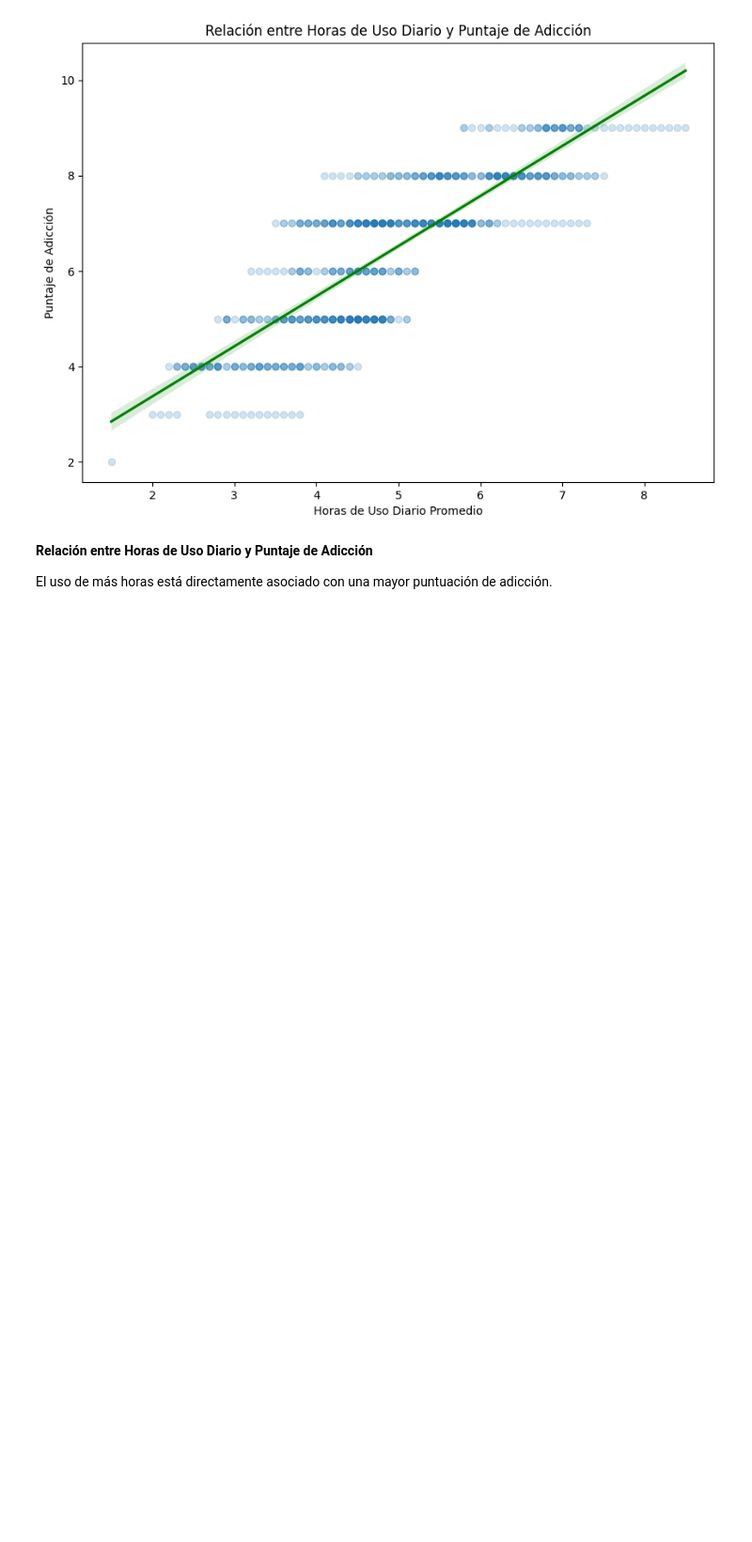
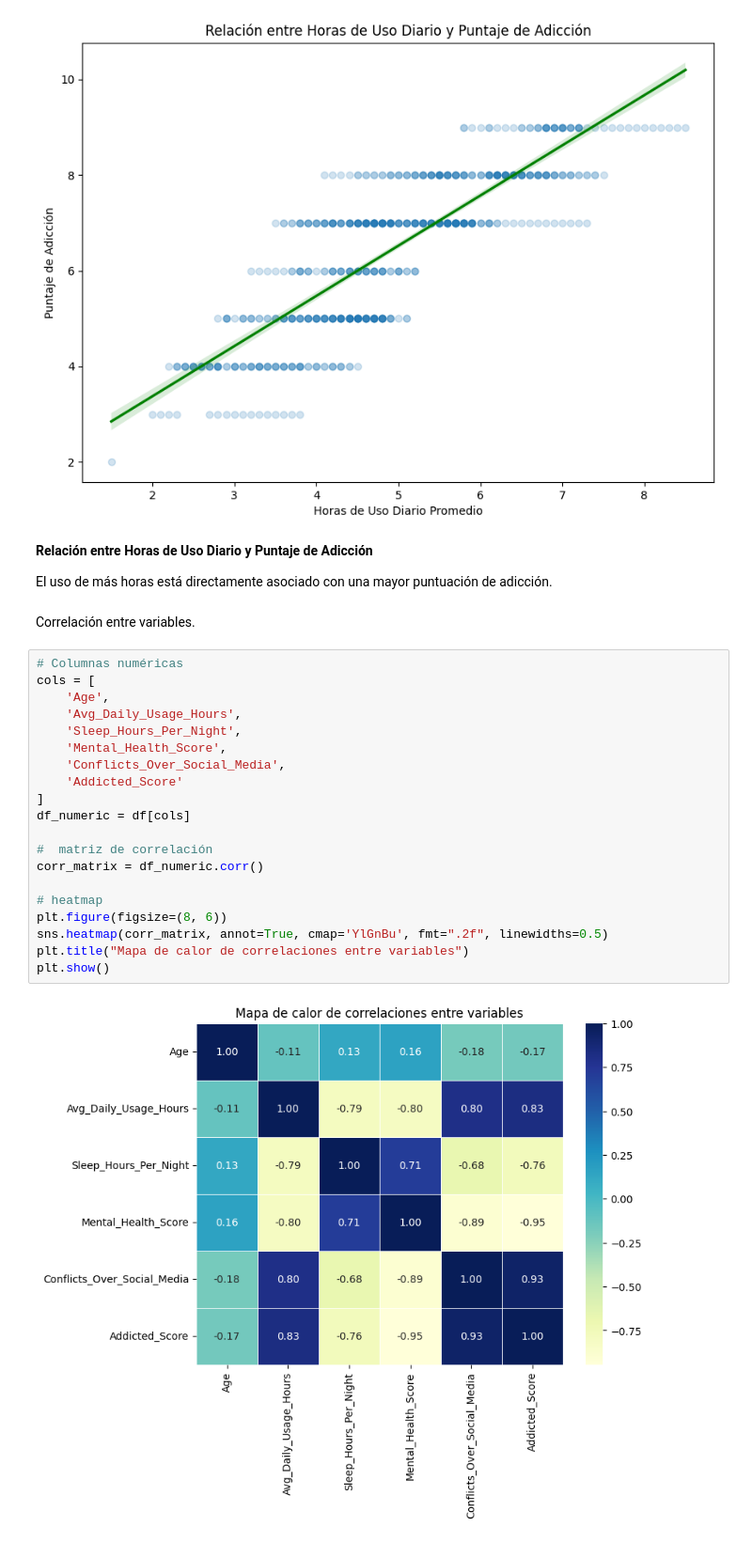
Before and after one commit to vazquezsilvana/Data-Science-II-Preentrega, a Jupyter notebook: Pre_entrega_DS_II.ipynb, the cells around one changed output. Shown at 94% size. Drawn from its saved outputs; the diff is of its cells as text; blank space fills up the shorter version.

```diff
--- a/Pre_entrega_DS_II.ipynb
+++ b/Pre_entrega_DS_II.ipynb
@@ -226,3 +226,27 @@ plt.show()
 **Relación entre Horas de Uso Diario y Puntaje de Adicción**
 
 El uso de más horas está directamente asociado con una mayor puntuación de adicción.
+# %% [markdown]
+Correlación entre variables.
+# %%
+# Columnas numéricas
+cols = [
+    'Age',
+    'Avg_Daily_Usage_Hours',
+    'Sleep_Hours_Per_Night',
+    'Mental_Health_Score',
+    'Conflicts_Over_Social_Media',
+    'Addicted_Score'
+]
+df_numeric = df[cols]
+
+#  matriz de correlación
+corr_matrix = df_numeric.corr()
+
+# heatmap
+plt.figure(figsize=(8, 6))
+sns.heatmap(corr_matrix, annot=True, cmap='YlGnBu', fmt=".2f", linewidths=0.5)
+plt.title("Mapa de calor de correlaciones entre variables")
+plt.show()
+# %% [output]
+[figure, added]
```
Also changed, not shown: parts of 4 cells of this notebook.
